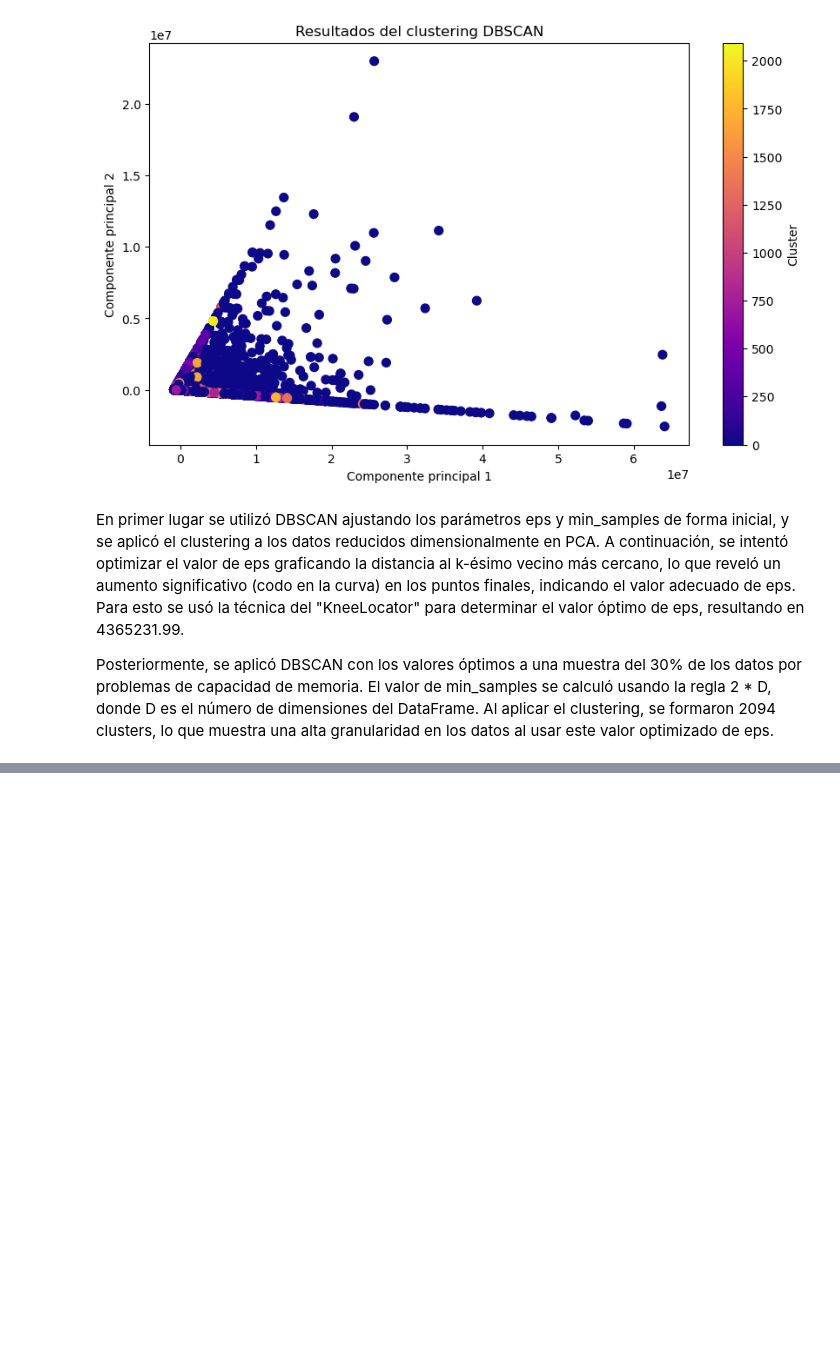
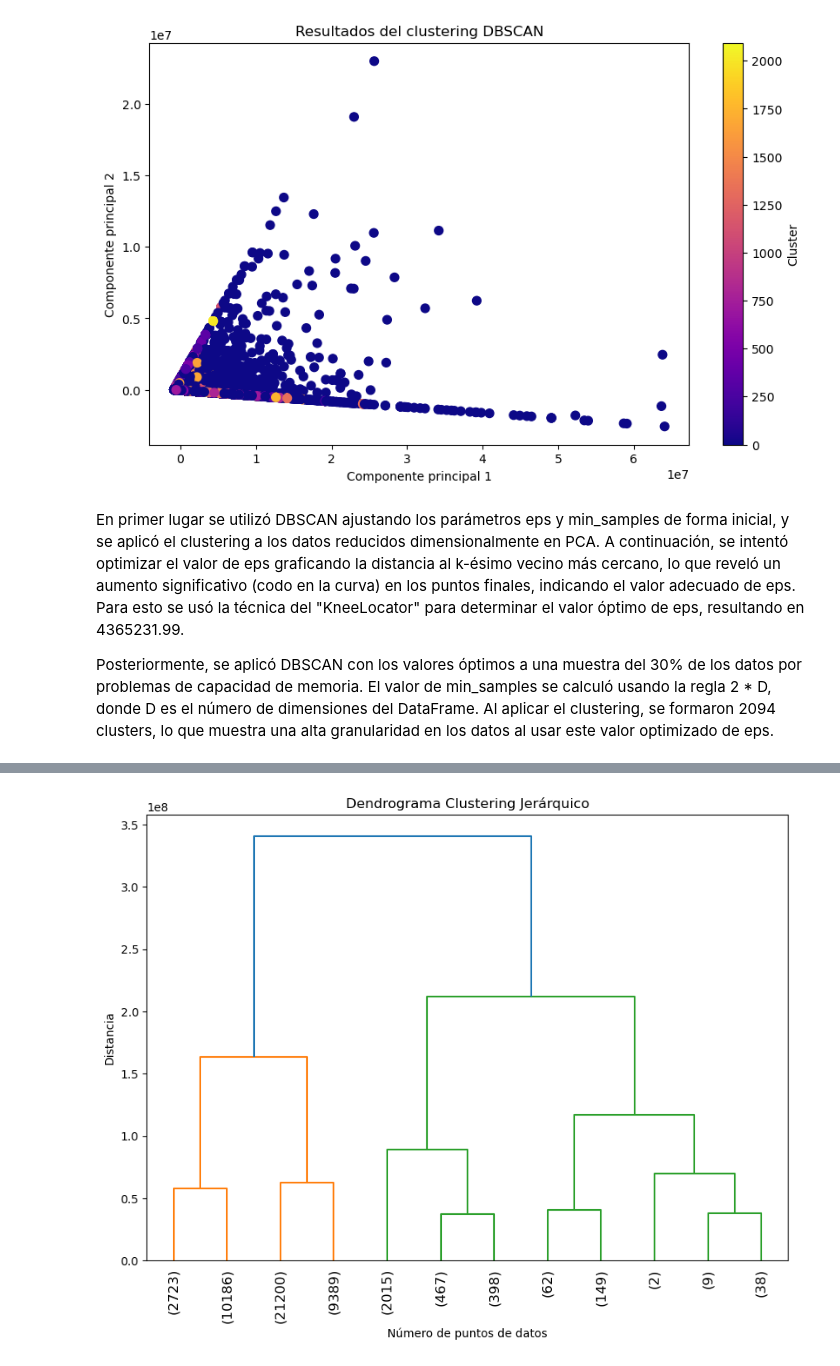
Before and after one commit to camilaleniss/miad-g8-project, a Jupyter notebook: notebooks/Modelos.ipynb, the cells around one changed output, grey strips where cells are left out. Drawn from its saved outputs; the diff is of its cells as text; code cells hidden in the pictures; blank space fills up the shorter version.

Commit message:
Rabdom Forest and Agglomerative Clustering

```diff
--- a/notebooks/Modelos.ipynb
+++ b/notebooks/Modelos.ipynb
@@ -454,0 +500,22 @@ Posteriormente, se aplicó DBSCAN con los valores óptimos a una muestra del 30%
+# %%
+from sklearn.cluster import AgglomerativeClustering
+from scipy.cluster.hierarchy import dendrogram, linkage
+
+# Crear una muestra aleatoria del 25% de los datos
+df_subset = df.sample(frac=0.25, random_state=19)
+
+# Tomar las características más importantes
+X_selected = df_subset[['ingreso_total_observado', 'horas_semana_trabajo', 'ocupacion_Trabajando', 'recibio_pagos_pension', 'edad']]
+
+# Aplicar linkage para visualizar el dendrograma y observar cómo se forma el clustering
+linked = linkage(X_selected, method='ward')
+
+# Visualizar el dendrograma
+plt.figure(figsize=(10, 7))
+dendrogram(linked, truncate_mode='lastp', p=12, leaf_rotation=90., leaf_font_size=12.)
+plt.title('Dendrograma Clustering Jerárquico')
+plt.xlabel('Número de puntos de datos')
+plt.ylabel('Distancia')
+plt.show()
+# %% [output]
+[figure, added]
```
Also changed, not shown: parts of 6 cells of this notebook.
